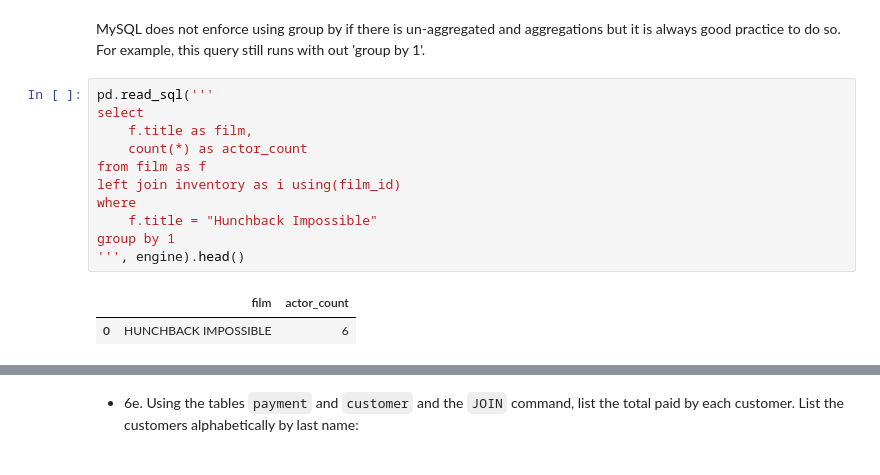
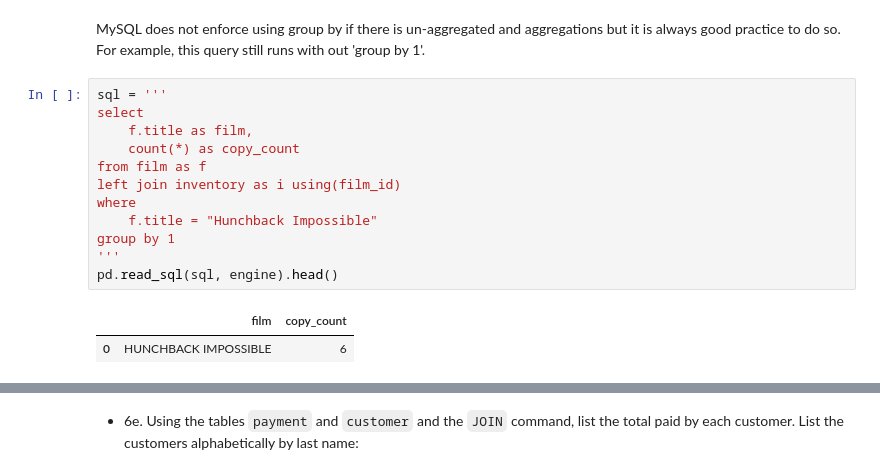
Before and after one commit to feng443/RUDSWeek10MySQL, a Jupyter notebook: RUDSWeek10MySQL.ipynb, the cells around one changed output, grey strips where cells are left out. Drawn from its saved outputs; the diff is of its cells as text.

```diff
--- a/RUDSWeek10MySQL.ipynb
+++ b/RUDSWeek10MySQL.ipynb
@@ -421,16 +564,17 @@ order by 1
 # %% [markdown]
 MySQL does not enforce using group by if there is un-aggregated and aggregations but it is always good practice to do so. For example, this query still runs with out 'group by 1'.
 # %%
-pd.read_sql('''
+sql = '''
 select
     f.title as film,
-    count(*) as actor_count
+    count(*) as copy_count
 from film as f
 left join inventory as i using(film_id)
 where
     f.title = "Hunchback Impossible"
 group by 1
-''', engine).head()
+'''
+pd.read_sql(sql, engine).head()
 # %% [output]
-|  | film | actor_count |
+|  | film | copy_count |
 | 0 | HUNCHBACK IMPOSSIBLE | 6 |
```
Also changed, not shown: parts of 31 cells of this notebook.
